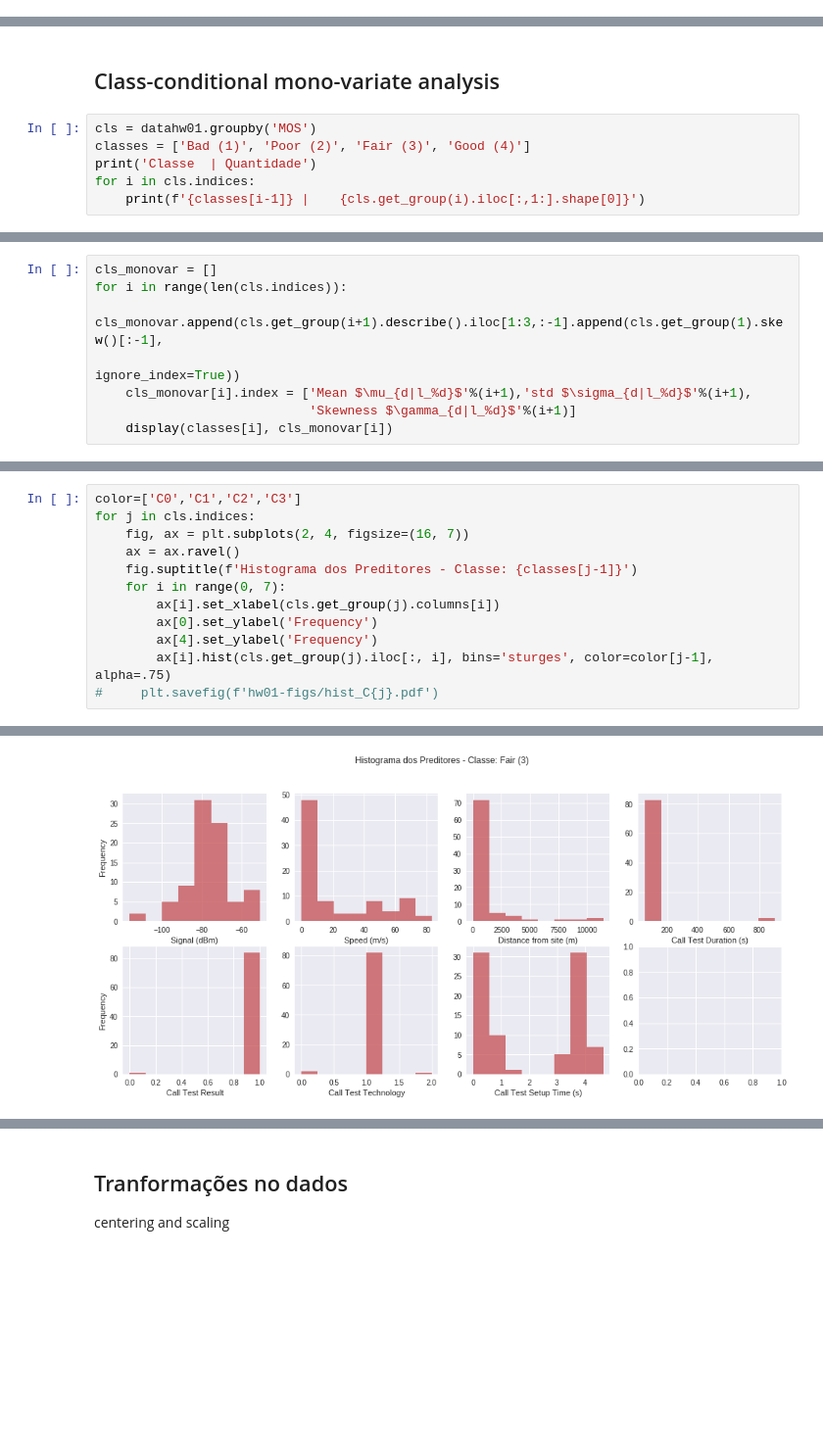
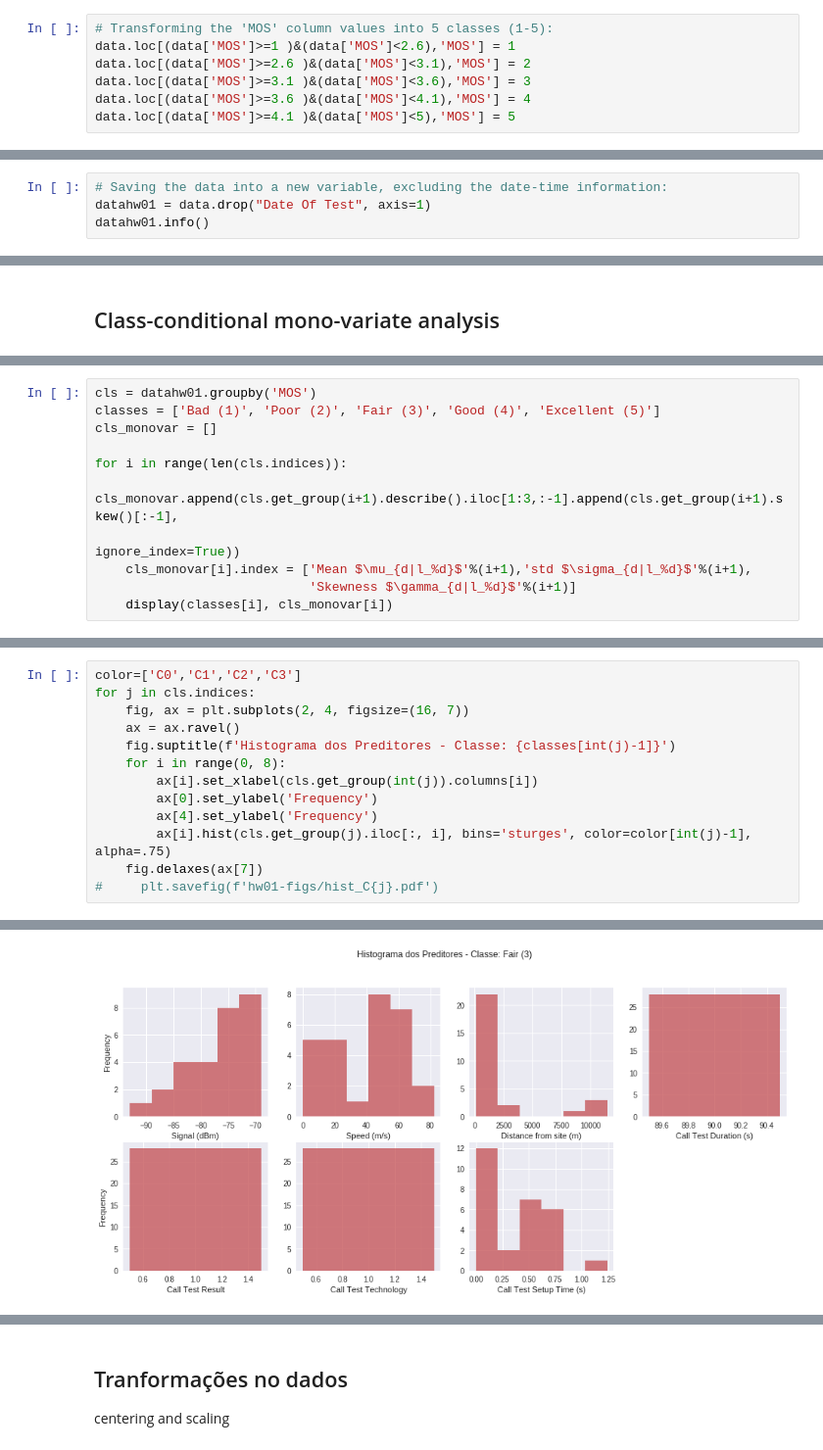
Before and after one commit to ezequiasjunior/ica2019.2, a Jupyter notebook: data_preprocessing.ipynb, the cells around one changed output, grey strips where cells are left out. Shown: that part at 98% size. Drawn from its saved outputs; the diff is of its cells as text; blank space fills up the shorter version.

```diff
--- a/data_preprocessing.ipynb
+++ b/data_preprocessing.ipynb
@@ -198,0 +167,7 @@ https://en.wikipedia.org/wiki/Mean_opinion_score
+# %%
+# Transforming the 'MOS' column values into 5 classes (1-5):
+data.loc[(data['MOS']>=1 )&(data['MOS']<2.6),'MOS'] = 1
+data.loc[(data['MOS']>=2.6 )&(data['MOS']<3.1),'MOS'] = 2
+data.loc[(data['MOS']>=3.1 )&(data['MOS']<3.6),'MOS'] = 3
+data.loc[(data['MOS']>=3.6 )&(data['MOS']<4.1),'MOS'] = 4
+data.loc[(data['MOS']>=4.1 )&(data['MOS']<5),'MOS'] = 5
@@ -198,0 +189,4 @@ https://en.wikipedia.org/wiki/Mean_opinion_score
+# %%
+# Saving the data into a new variable, excluding the date-time information:
+datahw01 = data.drop("Date Of Test", axis=1)
+datahw01.info()
@@ -223,8 +234,2 @@ for i in range(0, 7):
 # %% [markdown]
 ## Class-conditional mono-variate analysis
-# %%
-cls = datahw01.groupby('MOS')
-classes = ['Bad (1)', 'Poor (2)', 'Fair (3)', 'Good (4)']
-print('Classe  | Quantidade')
-for i in cls.indices:
-    print(f'{classes[i-1]} |    {cls.get_group(i).iloc[:,1:].shape[0]}')
@@ -237,7 +236,10 @@ Good (4) |    318
 # %%
+cls = datahw01.groupby('MOS')
+classes = ['Bad (1)', 'Poor (2)', 'Fair (3)', 'Good (4)', 'Excellent (5)']
 cls_monovar = []
+
 for i in range(len(cls.indices)):
-    cls_monovar.append(cls.get_group(i+1).describe().iloc[1:3,:-1].append(cls.get_group(1).skew()[:-1],
+    cls_monovar.append(cls.get_group(i+1).describe().iloc[1:3,:-1].append(cls.get_group(i+1).skew()[:-1],
                                                                           ignore_index=True))
     cls_monovar[i].index = ['Mean $\mu_{d|l_%d}$'%(i+1),'std $\sigma_{d|l_%d}$'%(i+1),
                             'Skewness $\gamma_{d|l_%d}$'%(i+1)]
@@ -268,11 +277,12 @@ color=['C0','C1','C2','C3']
 for j in cls.indices:
     fig, ax = plt.subplots(2, 4, figsize=(16, 7))
     ax = ax.ravel()
-    fig.suptitle(f'Histograma dos Preditores - Classe: {classes[j-1]}')
-    for i in range(0, 7):
-        ax[i].set_xlabel(cls.get_group(j).columns[i])
+    fig.suptitle(f'Histograma dos Preditores - Classe: {classes[int(j)-1]}')
+    for i in range(0, 8):
+        ax[i].set_xlabel(cls.get_group(int(j)).columns[i])
         ax[0].set_ylabel('Frequency')
         ax[4].set_ylabel('Frequency')
-        ax[i].hist(cls.get_group(j).iloc[:, i], bins='sturges', color=color[j-1], alpha=.75)
+        ax[i].hist(cls.get_group(j).iloc[:, i], bins='sturges', color=color[int(j)-1], alpha=.75)
+    fig.delaxes(ax[7])
 #     plt.savefig(f'hw01-figs/hist_C{j}.pdf')
 # %% [output]
@@ -281 +292 @@ for j in cls.indices:
-[figure, old version]
+[figure, new version]
```
Also changed, not shown: parts of 35 cells of this notebook, 4 other files.
